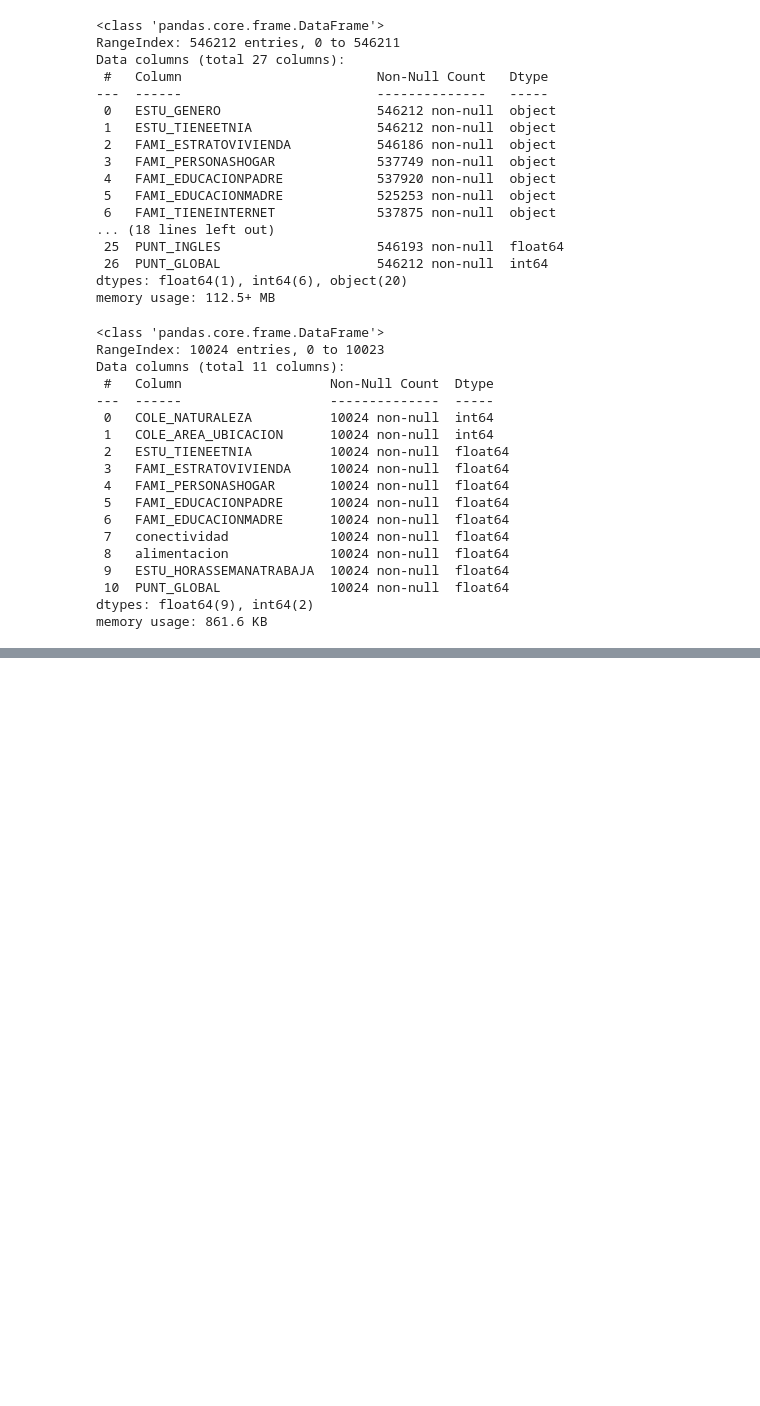
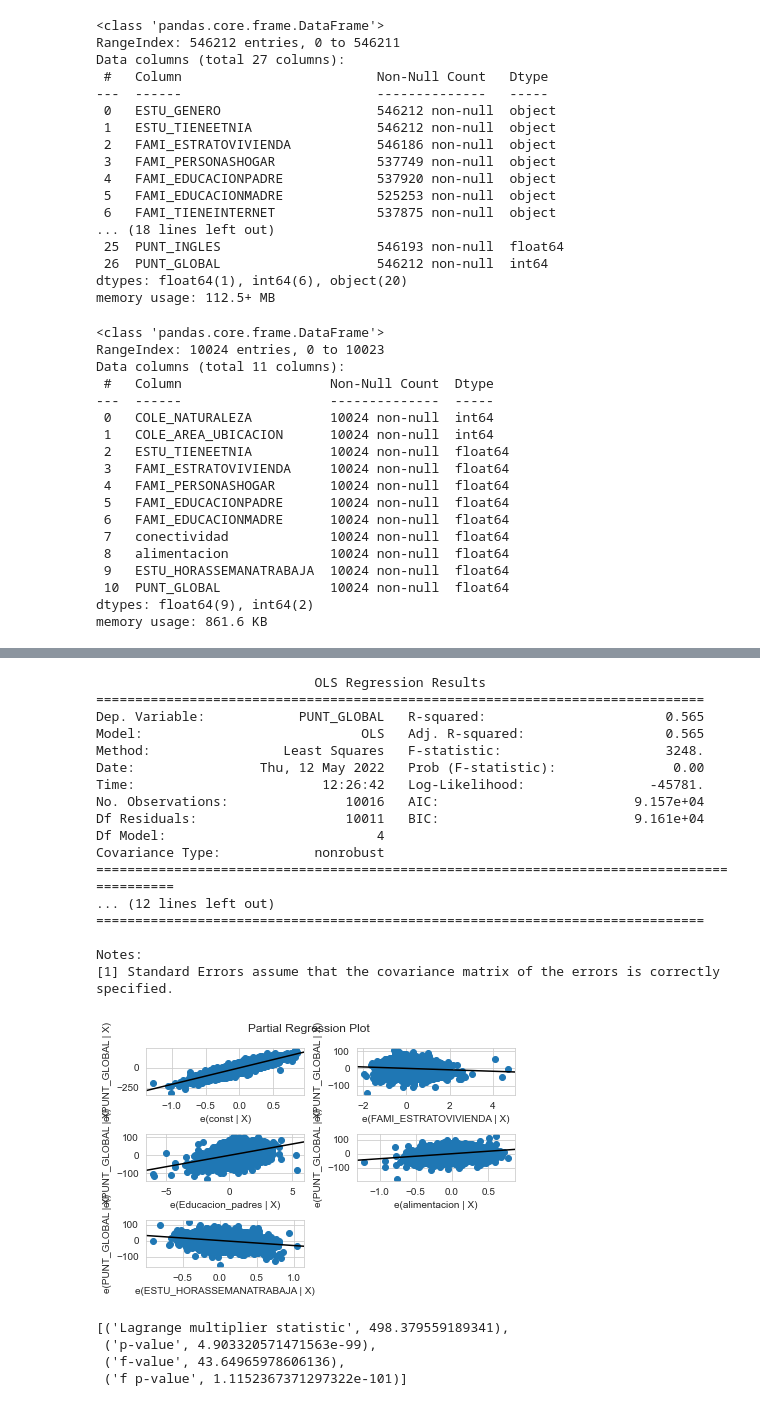
Before and after one commit to msanchezr99/Proyecto-Econometria-I, a Jupyter notebook: Proyecto_Final.ipynb, the cells around one changed output, grey strips where cells are left out. Saved outputs shown, nothing was run; the diff lists cells and outputs as text; code cells hidden in the pictures; blank space fills up the shorter version.

```diff
--- a/Proyecto_Final.ipynb
+++ b/Proyecto_Final.ipynb
@@ -347,0 +391,40 @@ print(vif_data)
+# %%
+#Ejemplo reducido
+
+X = sm.add_constant(data_reg[['FAMI_ESTRATOVIVIENDA','Educacion_padres','alimentacion','ESTU_HORASSEMANATRABAJA']])
+reg = sm.OLS(data_reg["PUNT_GLOBAL"],X)
+resultados=reg.fit()
+print(resultados.summary())
+
+fig = sm.graphics.plot_partregress_grid(resultados)
+fig.tight_layout(pad=1.0)
+# %% [output]
+                            OLS Regression Results
+==============================================================================
+Dep. Variable:            PUNT_GLOBAL   R-squared:                       0.565
+Model:                            OLS   Adj. R-squared:                  0.565
+Method:                 Least Squares   F-statistic:                     3248.
+Date:                Thu, 12 May 2022   Prob (F-statistic):               0.00
+Time:                        12:26:42   Log-Likelihood:                -45781.
+No. Observations:               10016   AIC:                         9.157e+04
+Df Residuals:                   10011   BIC:                         9.161e+04
+Df Model:                           4
+Covariance Type:            nonrobust
+===========================================================================================
+... (12 lines left out)
+==============================================================================
+
+Notes:
+[1] Standard Errors assume that the covariance matrix of the errors is correctly specified.
+[figure, added]
+# %%
+names = ['Lagrange multiplier statistic', 'p-value',
+        'f-value', 'f p-value']
+test = sms.het_breuschpagan(model_residuals, model_exog)
+
+lzip(names,test)
+# %% [output]
+[('Lagrange multiplier statistic', 498.379559189341),
+ ('p-value', 4.903320571471563e-99),
+ ('f-value', 43.64965978606136),
+ ('f p-value', 1.1152367371297322e-101)]
```
Also changed, not shown: parts of 10 cells of this notebook.
